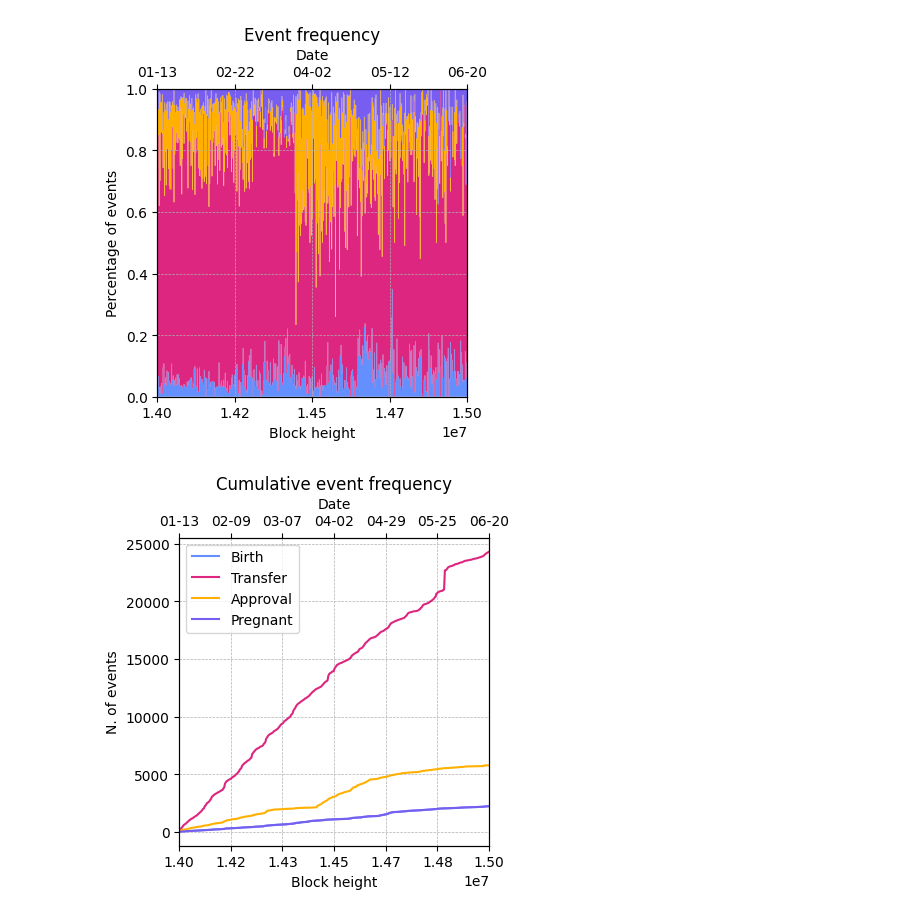
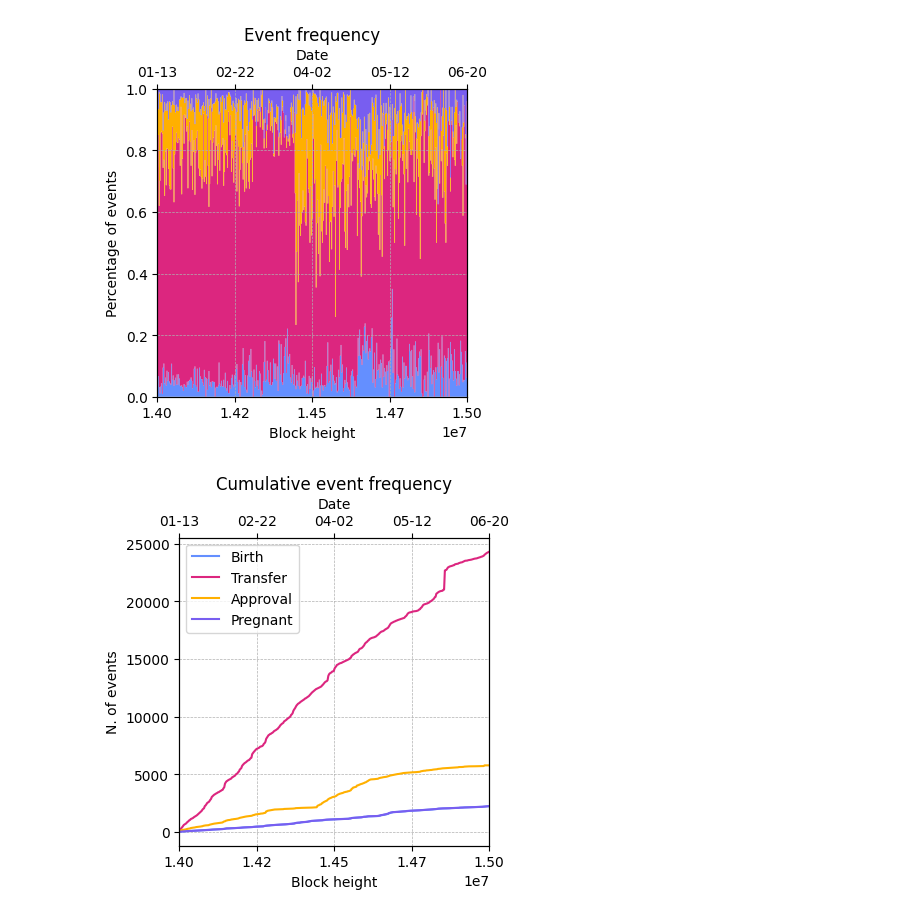
Before and after one commit to mloporchio/EthereumSkipIndex, a Jupyter notebook: skip.ipynb, the cells around one changed output. Drawn from its saved outputs; the diff is of its cells as text; code cells hidden in the pictures.

```diff
--- a/skip.ipynb
+++ b/skip.ipynb
@@ -254,34 +294,33 @@ plt.show()
 # %% [output]
 [figure]
 # %%
-n_ticks = 7
+n_ticks = 5
 
 fig = plt.figure(figsize=(4, 4))
 ax1 = fig.add_subplot()
 ax1.set_title('Cumulative event frequency')
 ax1.set_xlabel('Block height')
 ax1.set_ylabel('N. of events')
 ax1.plot(x['blockId'], np.cumsum(x['birth']), color='#648fff', label='Birth')
 ax1.plot(x['blockId'], np.cumsum(x['transfer']), color='#dc267f', label='Transfer')
 ax1.plot(x['blockId'], np.cumsum(x['approval']), color='#ffb000', label='Approval')
 ax1.plot(x['blockId'], np.cumsum(x['pregnant']), color='#785ef0', label='Pregnant')
 ax1.grid(linestyle='--', linewidth=0.5)
 ax1.set_xticks(np.linspace(x1_min, x1_max, n_ticks, dtype=int))
 ax1.set_xlim(x1_min, x1_max)
 ax1.xaxis.set_major_formatter(CustomScalarFormatter())
 
 ax2 = ax1.twiny()
 ax2.set_xlabel('Date')
 ax2.set_xticks(pd.date_range(start=x2_min, end=x2_max, periods=n_ticks))
 ax2.xaxis.set_major_formatter(mdates.DateFormatter('%m-%d'))
 ax2.set_xlim(x2_min, x2_max)
 
 ax1.legend(loc='upper left')
-#ax.legend(loc='center bottom', bbox_to_anchor=(1, 0.5))
 plt.savefig("pictures/cryptokitties_frequency_cumul.pdf", format='pdf', bbox_inches='tight')
 plt.show()
 # %% [output]
-[figure, old version]
+[figure, new version]
 # %% [markdown]
 ## Query generation
 
```
Also changed, not shown: parts of 9 cells of this notebook, 10 other files.
